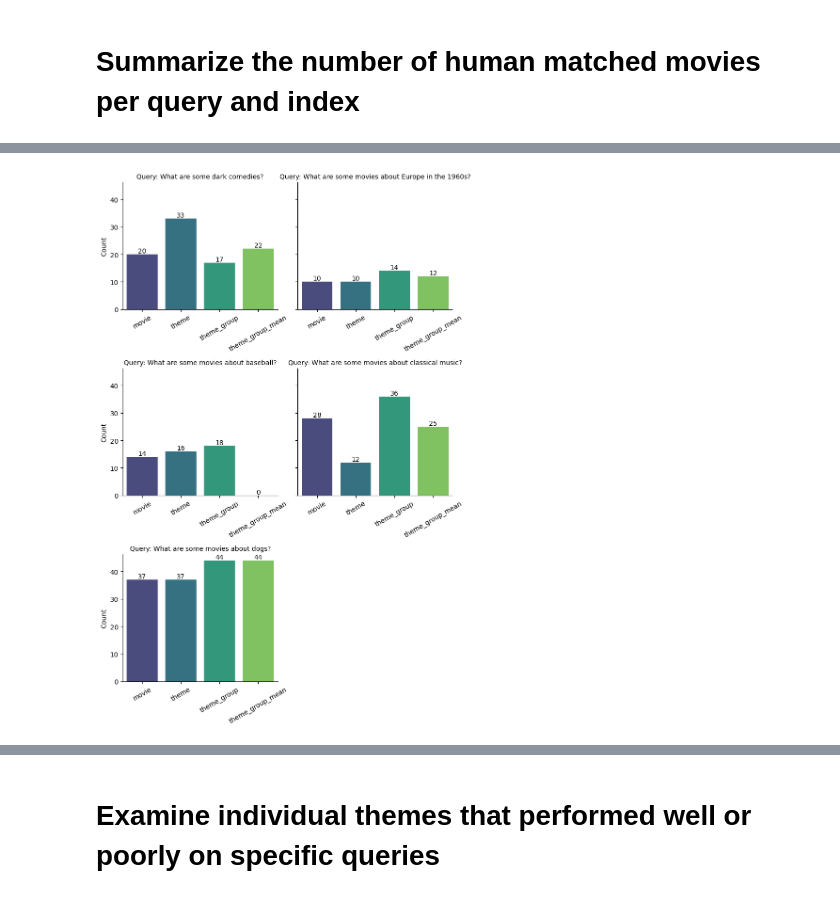
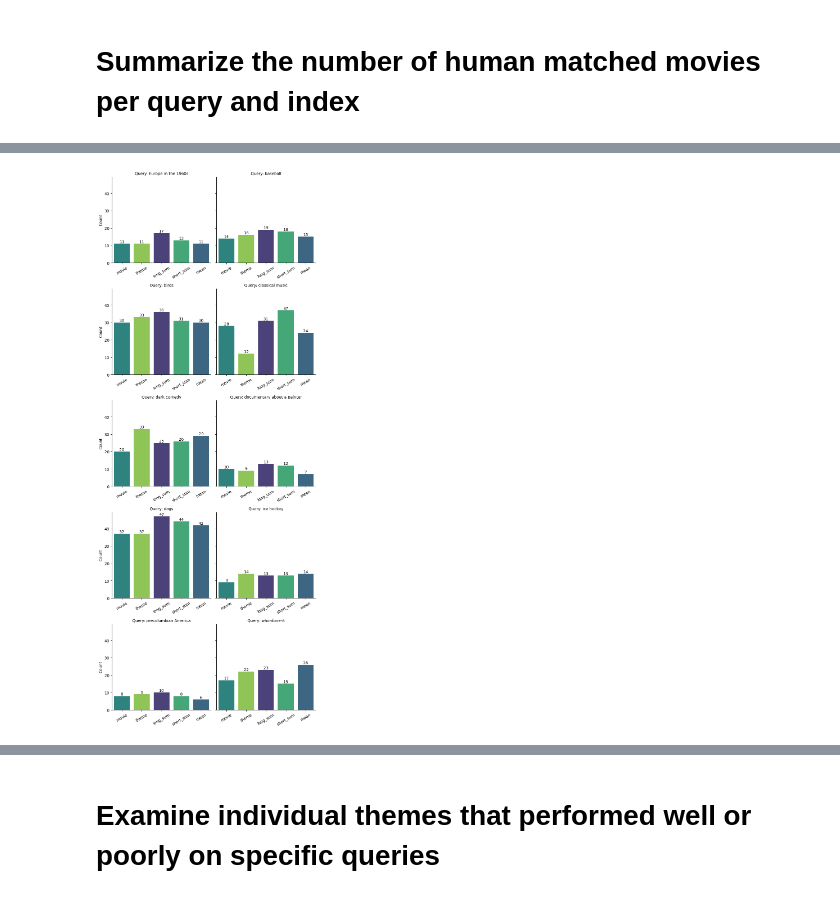
Before and after one commit to smithna/graph-topic-semantic-search, a Jupyter notebook: Compare retrievers.ipynb, the cells around one changed output, grey strips where cells are left out. Cells and saved outputs as stored; diff of their text form; code cells hidden in the pictures.

Commit message:
Add more questions and compare all five indexes

```diff
--- a/Compare retrievers.ipynb
+++ b/Compare retrievers.ipynb
@@ -203,11 +252,13 @@ for p in plt.gca().patches:
 # %%
 final_concat_df = pd.concat(concat_dfs)
+final_concat_df['query'] = final_concat_df['query'].map(long_queries)
 final_concat_df.to_csv("movie_classifications.csv", index=False, header=True)
 final_movie_df = pd.concat(movie_dfs)
 final_theme_df = pd.concat(theme_dfs)
-final_theme_group_df = pd.concat(theme_group_dfs)
+final_theme_group_short_df = pd.concat(theme_group_short_dfs)
+final_theme_group_long_df = pd.concat(theme_group_long_dfs)
 final_theme_group_mean_df = pd.concat(theme_group_mean_dfs)
-final_retrieval_df = pd.concat([final_movie_df, final_theme_df, final_theme_group_df, final_theme_group_mean_df])
+final_retrieval_df = pd.concat([final_movie_df, final_theme_df, final_theme_group_short_df, final_theme_group_long_df, final_theme_group_mean_df])
 final_retrieval_df.to_csv("movie_retrievals.csv", index=False, header=True)
 # %% [markdown]
 # I reviewed the matches independently to see if I thought the results matched the intent of the query.
@@ -226,6 +272,13 @@ human_matched_df.head()
+# %%
+final_retrieval_df['query'] = final_retrieval_df['query'].map(long_queries)
 # %%
 movie_retrievals_df = final_retrieval_df.merge(human_matched_df[["query", "tmdbId", "human_matches_theme"]],
                                                 on=["query", "tmdbId"], how="inner")
+movie_retrievals_df['index']=movie_retrievals_df['index'].map({'movie':'movie', 'theme':'theme', 'theme_group_long': 'long_sum',
+                                                               'theme_group_short': 'short_sum',
+                                                               'theme_group_mean': 'mean'})
+# %%
+movie_retrievals_df['matches_theme'] = movie_retrievals_df['matches_theme'].map({"no": "N", "yes": "Y"})
 # %%
 movie_retrievals_df.head()
 # %% [output]
@@ -264,22 +331,22 @@ movie_summary
 # %%
 g = sns.FacetGrid(movie_summary, col="query", col_wrap=2, height=4, sharex=False)
-g.map_dataframe(sns.barplot, x="index", y="Y", hue="index", palette="viridis")
+g.map_dataframe(sns.barplot, x="index", y="Y", hue="index", palette="viridis", order=["movie", "theme", "long_sum", "short_sum", "mean"])
 g.set_axis_labels("", "Count")  # Removed "Index" label
 
 # Rotate x-axis labels
 for ax in g.axes.flat:
     ax.tick_params(axis='x', rotation=30)
 
 # Display count values on each bar
 for ax in g.axes.flat:
     for p in ax.patches:
         ax.text(p.get_x() + p.get_width()/2., p.get_height(), '%d' % int(p.get_height()),
                 fontsize=10, color='black', ha='center', va='bottom')
 
 # Set titles for each plot
 g.set_titles("Query: {col_name}")
 
 plt.tight_layout()
 plt.show()
 # %% [output]
-[figure, old version]
+[figure, new version]
```
Also changed, not shown: parts of 38 cells of this notebook, 3 other files.
